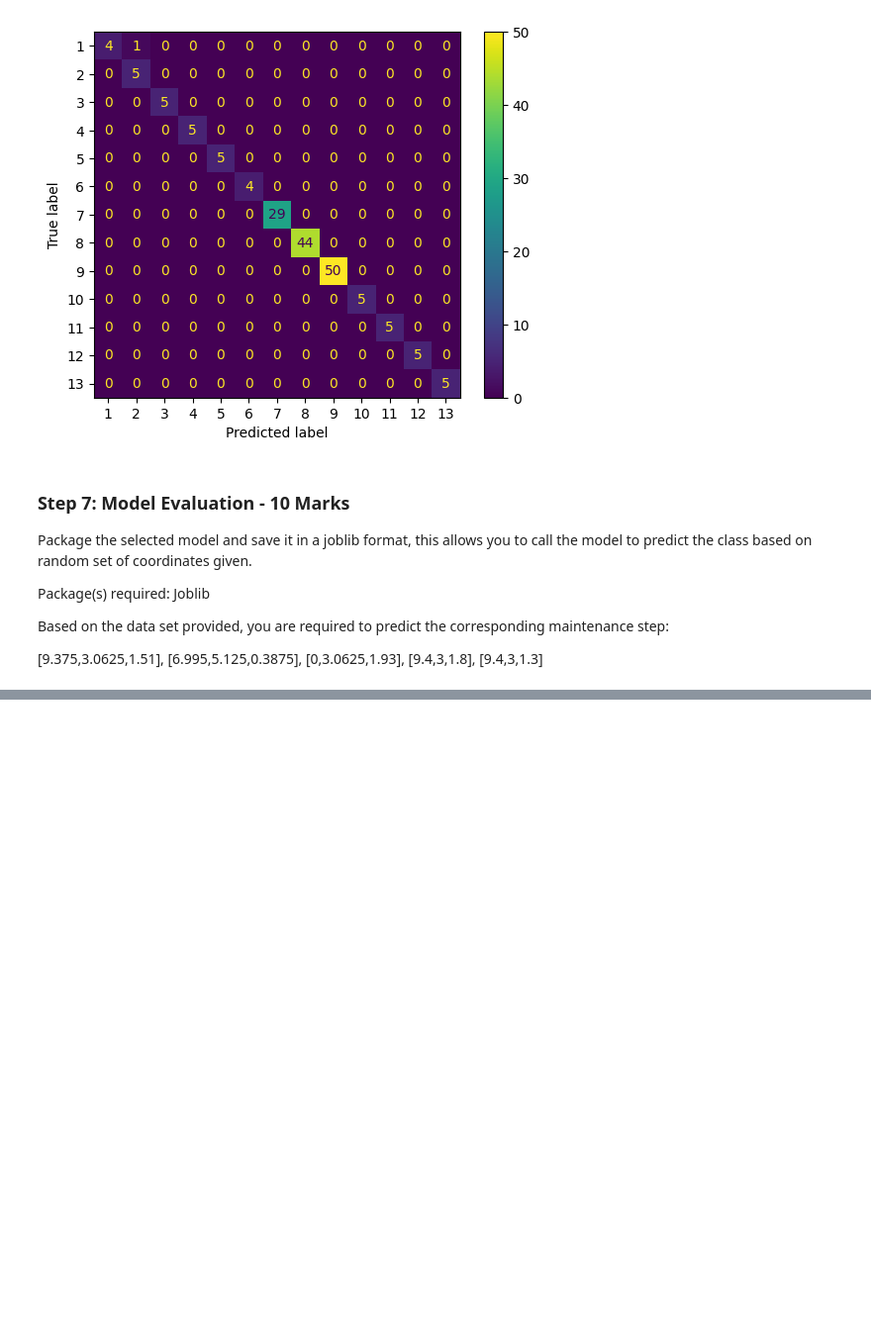
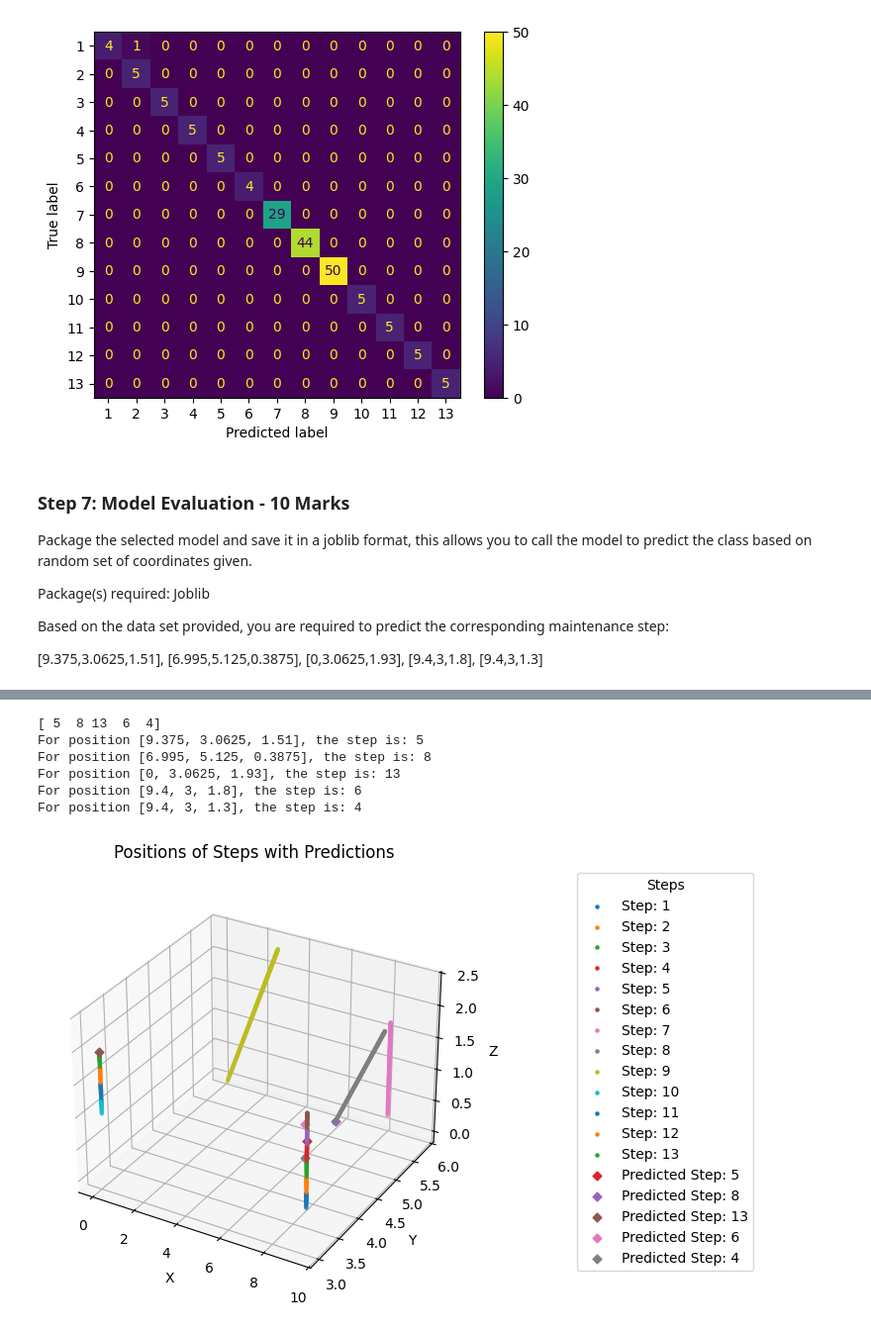
Before and after one commit to kikutabryan/AER850_Project, a Jupyter notebook: src/project_1.ipynb, the cells around one changed output, grey strips where cells are left out. Shown: that part at 99% size. Cells and saved outputs as stored; diff of their text form; code cells hidden in the pictures; blank space fills up the shorter version.

Commit message:
added predictions

```diff
--- a/src/project_1.ipynb
+++ b/src/project_1.ipynb
@@ -572,0 +573,66 @@ classification_model = joblib.load(file_path)
+# %%
+# Create a dataframe with the points to predict
+steps = [
+    [9.375, 3.0625, 1.51],
+    [6.995, 5.125, 0.3875],
+    [0, 3.0625, 1.93],
+    [9.4, 3, 1.8],
+    [9.4, 3, 1.3],
+]
+feature_names = df.columns[:-1]
+step_df = pd.DataFrame(steps, columns=feature_names)
+step_df_norm = pd.DataFrame(scaler.transform(step_df), columns=step_df.columns)
+
+# Load the saved model
+classification_model = joblib.load(file_path)
+step_predictions = stack_model.predict(step_df_norm)
+print(step_predictions)
+# Display each of the point predictions
+for i in range(step_predictions.size):
+    print(f"For position {steps[i]}, the step is: {step_predictions[i]}")
+# %% [output]
+[ 5  8 13  6  4]
+For position [9.375, 3.0625, 1.51], the step is: 5
+For position [6.995, 5.125, 0.3875], the step is: 8
+For position [0, 3.0625, 1.93], the step is: 13
+For position [9.4, 3, 1.8], the step is: 6
+For position [9.4, 3, 1.3], the step is: 4
+# %%
+# Create a 3D plot of points with colour coding for each step
+fig_2 = plt.figure()
+fig_2.suptitle("Positions of Steps with Predictions")
+
+# Create a 3d axis
+ax = fig_2.add_subplot(projection="3d")
+ax.set_xlabel("X")
+ax.set_ylabel("Y")
+ax.set_zlabel("Z")
+
+# Get unique values in Step column (will be used for colour coding)
+unique_vals = df["Step"].unique()
+
+# Iterate over each unique value
+for i, val in enumerate(unique_vals):
+    temp_df = df[
+        df["Step"] == val
+    ]  # Create new df where Step is equal to current selected step
+    ax.scatter(
+        temp_df["X"], temp_df["Y"], temp_df["Z"], marker=".", label=f"Step: {val}"
+    )
+
+# Add predicted points
+for i in range(step_predictions.size):
+    ax.scatter(
+        step_df["X"].iloc[i],
+        step_df["Y"].iloc[i],
+        step_df["Z"].iloc[i],
+        marker="D",
+        label=f"Predicted Step: {step_predictions[i]}",
+    )
+
+# Place legend outside of the plot
+fig_2.legend(loc="center left", bbox_to_anchor=(1, 0.5), title="Steps")
+plt.tight_layout()
+plt.show()
+# %% [output]
+[figure, added]
```
Also changed, not shown: parts of 4 cells of this notebook.
